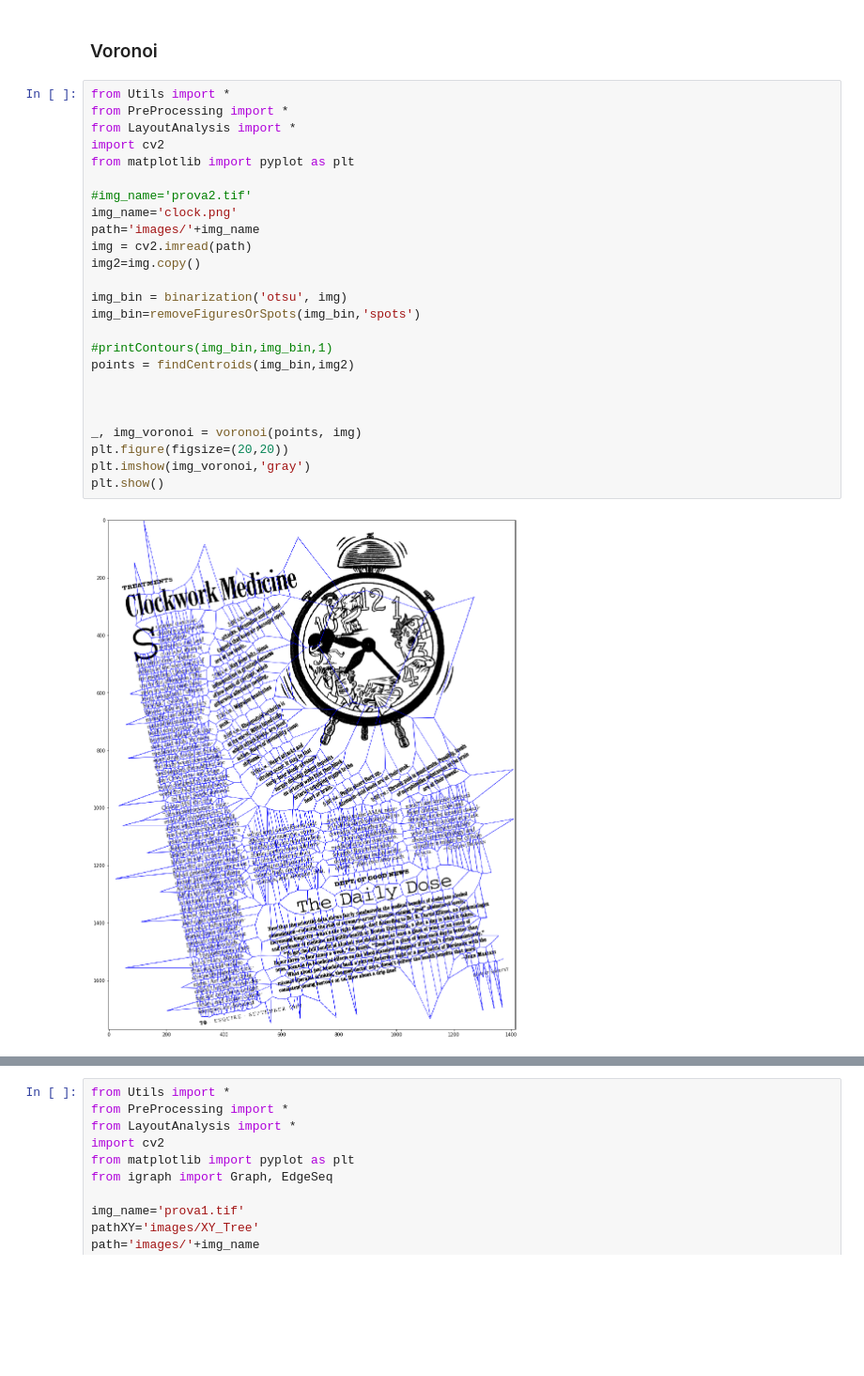
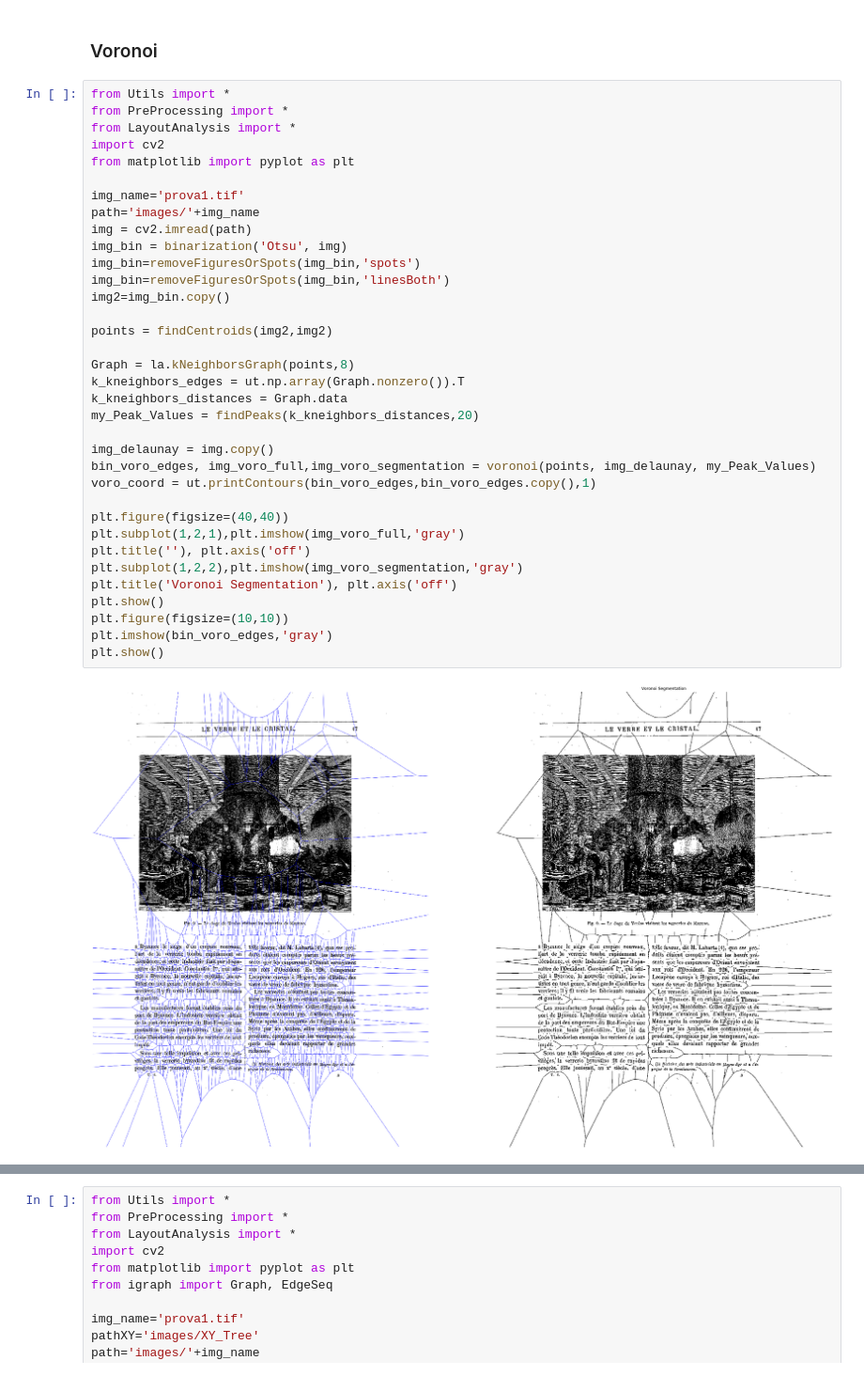
Before and after one commit to loredeluca/Document-Recognition, a Jupyter notebook: Project DDM - Layout Analysis.ipynb, the cells around one changed output, grey strips where cells are left out. Shown at 94% size. Drawn from its saved outputs; the diff is of its cells as text; blank space fills up the shorter version.

```diff
--- a/Project DDM - Layout Analysis.ipynb
+++ b/Project DDM - Layout Analysis.ipynb
@@ -103,27 +104,37 @@ plt.show()
 # %%
 from Utils import *
 from PreProcessing import *
 from LayoutAnalysis import *
 import cv2
 from matplotlib import pyplot as plt
 
-#img_name='prova2.tif'
-img_name='clock.png'
+img_name='prova1.tif'
 path='images/'+img_name
 img = cv2.imread(path)
-img2=img.copy()
+img_bin = binarization('Otsu', img)
+img_bin=removeFiguresOrSpots(img_bin,'spots')
+img_bin=removeFiguresOrSpots(img_bin,'linesBoth')
+img2=img_bin.copy()
 
-img_bin = binarization('otsu', img)
-img_bin=removeFiguresOrSpots(img_bin,'spots')
+points = findCentroids(img2,img2)
 
-#printContours(img_bin,img_bin,1)
-points = findCentroids(img_bin,img2)
+Graph = la.kNeighborsGraph(points,8)
+k_kneighbors_edges = ut.np.array(Graph.nonzero()).T
+k_kneighbors_distances = Graph.data
+my_Peak_Values = findPeaks(k_kneighbors_distances,20)
 
+img_delaunay = img.copy()
+bin_voro_edges, img_voro_full,img_voro_segmentation = voronoi(points, img_delaunay, my_Peak_Values)
+voro_coord = ut.printContours(bin_voro_edges,bin_voro_edges.copy(),1)
 
-
-_, img_voronoi = voronoi(points, img)
-plt.figure(figsize=(20,20))
-plt.imshow(img_voronoi,'gray')
+plt.figure(figsize=(40,40))
+plt.subplot(1,2,1),plt.imshow(img_voro_full,'gray')
+plt.title(''), plt.axis('off')
+plt.subplot(1,2,2),plt.imshow(img_voro_segmentation,'gray')
+plt.title('Voronoi Segmentation'), plt.axis('off')
 plt.show()
+plt.figure(figsize=(10,10))
+plt.imshow(bin_voro_edges,'gray')
+plt.show()
 # %% [output]
-[figure, old version]
+[figure, new version]
```
Also changed, not shown: parts of 5 cells of this notebook, 1 other file.
